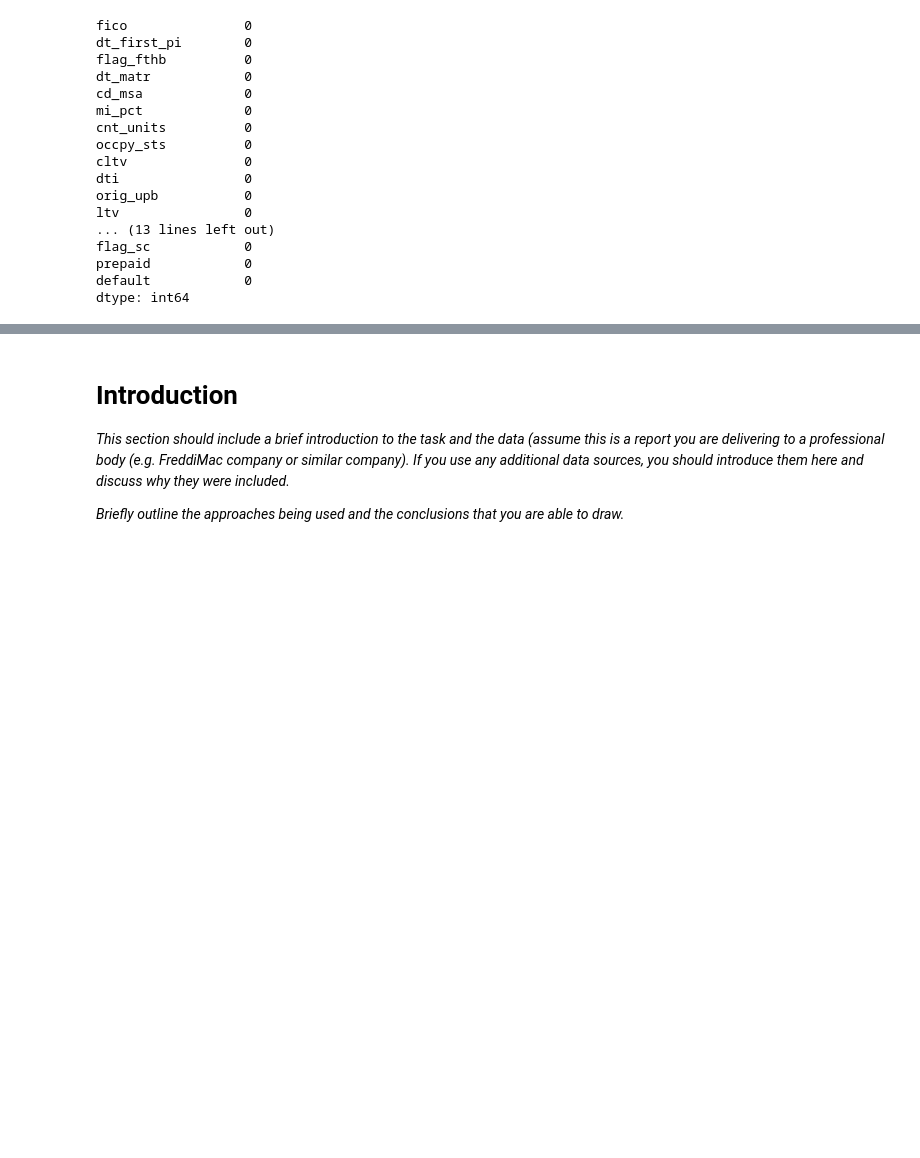
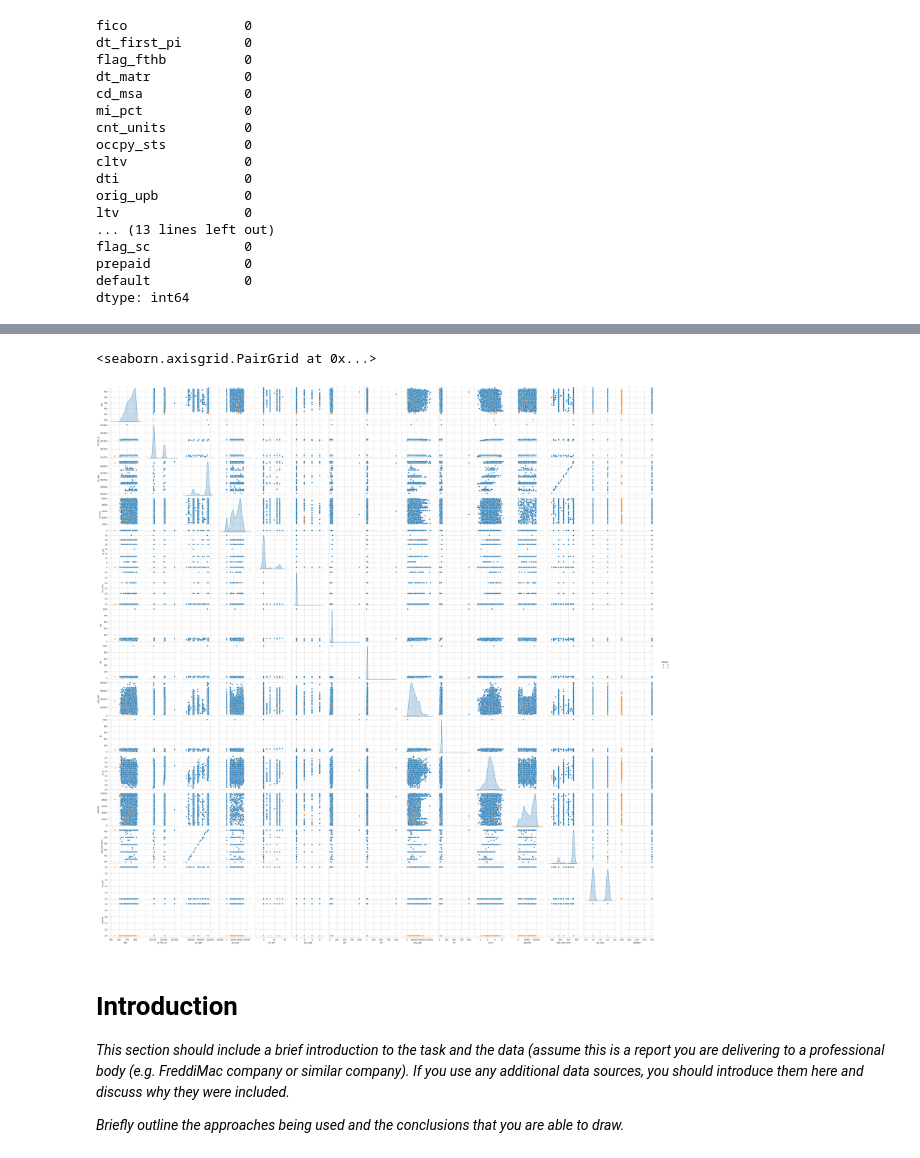
Before and after one commit to IRis0550/mlpy_2, a Jupyter notebook: project2.ipynb, the cells around one changed output, grey strips where cells are left out. Cells and saved outputs as stored; diff of their text form; code cells hidden in the pictures; blank space fills up the shorter version.

Commit message:
draw pairplot

```diff
--- a/project2.ipynb
+++ b/project2.ipynb
@@ -139,3 +160,9 @@ dtype: int64
+# %%
+# draw a pairplot with hue as 'default'
+sns.pairplot(d_new, hue='default')
+# %% [output]
+<seaborn.axisgrid.PairGrid at 0x...>
+[figure, added]
 # %% [markdown]
 # Introduction
 
```
Also changed, not shown: parts of 1 cell of this notebook.
